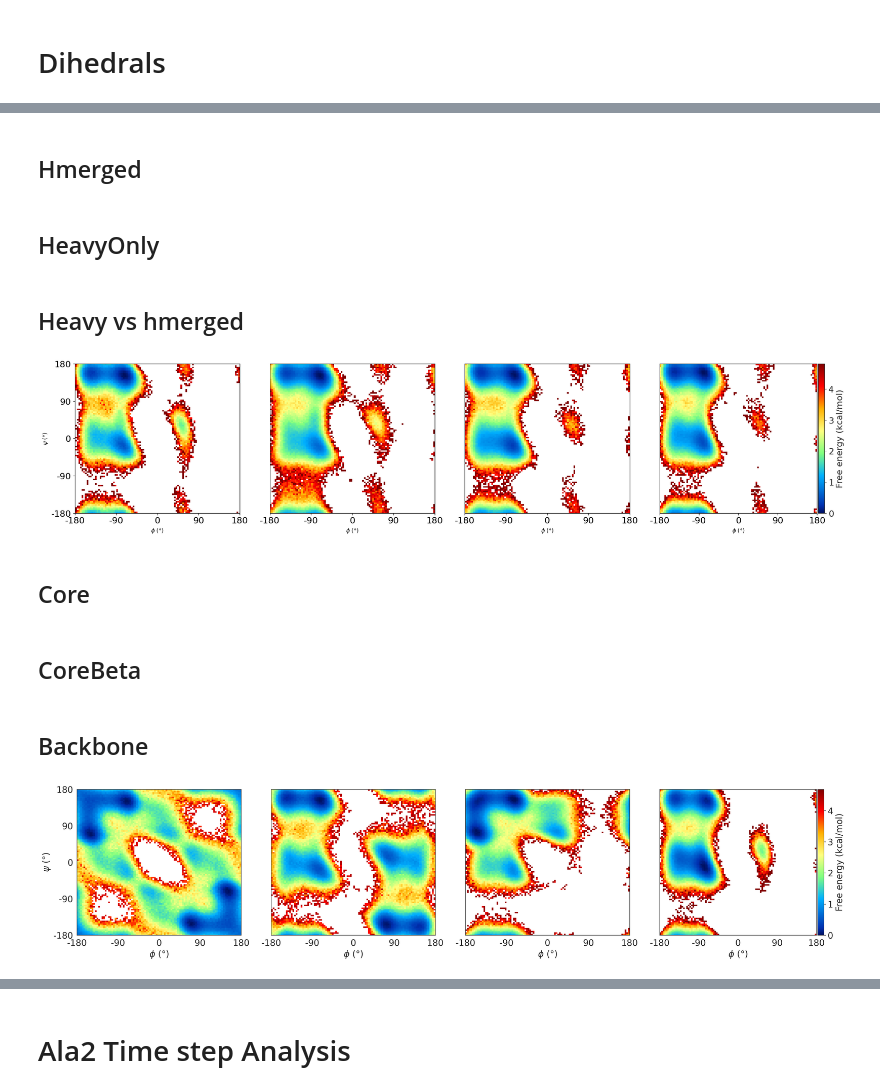
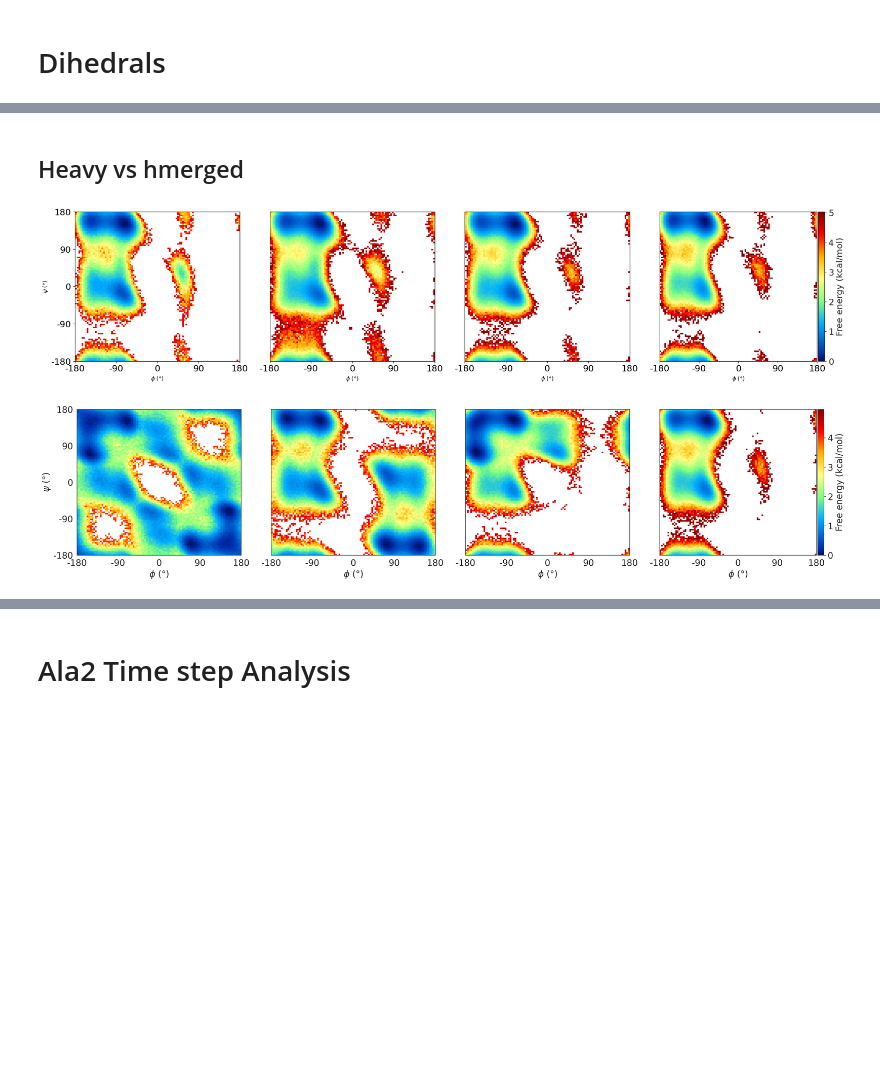
Before and after one commit to tummfm/CG-Mapping-Benchmark, a Jupyter notebook: amino_acids.ipynb, the cells around one changed output, grey strips where cells are left out. Cells and saved outputs as stored; diff of their text form; code cells hidden in the pictures; blank space fills up the shorter version.

```diff
--- a/amino_acids.ipynb
+++ b/amino_acids.ipynb
@@ -154,6 +154,8 @@ ala2_maps = {
     'coreMap2': ([0,1,2,3], [1,2,3,4], [(0,1),(1,2),(2,3), (3,4)], 'heavyOnly'),
     'coreBeta': ([0,1,2,4], [1,2,4,5], [(0,1),(1,2),(2,4), (4,5)], 'heavyOnly'),
     'coreBetaMap2': ([0,1,2,4], [1,2,4,5], [(0,1),(1,2),(2,4), (4,5)], 'heavyOnly'),
+    'coreSingle': ([0,1,2,3], [1,2,3,4], [(0,1),(1,2),(2,3), (3,4)], 'heavyOnly'),
+    'coreBetaSingle': ([0,1,2,4], [1,2,4,5], [(0,1),(1,2),(2,4), (4,5)], 'heavyOnly'),
 }
 
 epochs = 50
@@ -164,8 +166,10 @@ for cgmap, base_path in {
     "heavyOnly": 'Amino_acids/capped_ala/Ala2_map=heavyOnly/',
     "core": 'Amino_acids/capped_ala/Ala2_map=core/',
     "coreMap2": 'Amino_acids/capped_ala/Ala2_map=coreMap2/',
+    "coreSingle": 'Amino_acids/capped_ala/Ala2_map=coreSingle/',
     "coreBeta": 'Amino_acids/capped_ala/Ala2_map=coreBeta/',
     "coreBetaMap2": 'Amino_acids/capped_ala/Ala2_map=coreBetaMap2/',
+    "coreBetaSingle": 'Amino_acids/capped_ala/Ala2_map=coreBetaSingle/',
 }.items():
     cg_names = []
     cg_coords = []
@@ -214,6 +218,14 @@ for cgmap, base_path in {
             traj_coords = traj_coords.reshape((n_chains * n_frames, n_atoms, 3))
             combined_mask = combined_mask.reshape((n_chains * n_frames,))
 
+            dihedral_fn = utils.init_dihedral_fn(Ala2_Dataset.displacement_fn_U, [phi_idcs, psi_idcs])
+            phi, psi = dihedral_fn(jnp.array(traj_coords))
+            phi = np.array(phi)
+            psi = np.array(psi)
+            mask = np.isfinite(phi) & np.isfinite(psi)
+            phi = phi[mask]
+            psi = psi[mask]
+
             traj_force = traj_force[combined_mask]
             traj_kT = traj_kT[combined_mask]
             traj_epot = traj_epot[combined_mask]
@@ -243,6 +255,8 @@ for cgmap, base_path in {
                 "ref_name": ref_name,
                 "line_locations": utils.get_line_locations(t_eq, t_tot, n_chains, print_every=0.5),
                 'N_distance_removed_frames': int(jnp.sum(~combined_mask)),
+                "phi": phi,
+                "psi": psi,
             }
 # %% [output]
  Processing CG map: AT
@@ -290,2 +280,0 @@ for i in range(len(cg_names)):
-# %% [markdown]
-## Hmerged
@@ -326,2 +280,0 @@ for i in range(len(cg_names_hmerged)):
-# %% [markdown]
-## HeavyOnly
@@ -352,35 +281,26 @@ for i in range(len(cg_names_heavy)):
 # %% [markdown]
 ## Heavy vs hmerged
 # %%
-# Initialize dihedral function for heavyOnly mapping
-ala2_dihedral_fn_heavyOnly = utils.init_dihedral_fn(Ala2_Dataset.displacement_fn_U, [phi_idcs_heavy, psi_idcs_heavy])
-Ref_phi_heavyOnly, Ref_psi_heavyOnly = ala2_dihedral_fn_heavyOnly(Ref_coords_heavy)
-
 import importlib
 importlib.reload(utils)
 
 fig, axes = plt.subplots(1, 4, figsize=(21, 5))
 axes = axes.flatten()
+bins = 100
 
-# Reference heavyOnly
-utils.plot_histogram_free_energy(axes[0], Ref_phi_heavyOnly, Ref_psi_heavyOnly, 300. * quantity.kb, show_ylabel=True, show_yticks=True)
+phis = [cg_results['AT']['phi'], cg_results['heavyOnly']['phi'], cg_results['hmerged']['phi'], Ref_phi_heavyOnly]
+psis = [cg_results['AT']['psi'], cg_results['heavyOnly']['psi'], cg_results['hmerged']['psi'], Ref_psi_heavyOnly]
+scale_used = utils.determine_free_energy_scale(phis, psis, 300. * quantity.kb, bins=bins)
 
-# AT
-utils.plot_histogram_free_energy(axes[1], phis_AT[0], psis_AT[0], 300. * quantity.kb, show_ylabel=False, show_yticks=False)
+utils.plot_histogram_free_energy(axes[0], Ref_phi_heavyOnly, Ref_psi_heavyOnly, 300. * quantity.kb, show_ylabel=True, show_yticks=True, scale=scale_used)
+utils.plot_histogram_free_energy(axes[1], cg_results['AT']['phi'], cg_results['AT']['psi'], 300. * quantity.kb, show_ylabel=False, show_yticks=False, scale=scale_used)
+utils.plot_histogram_free_energy(axes[2], cg_results['heavyOnly']['phi'], cg_results['heavyOnly']['psi'], 300. * quantity.kb, show_ylabel=False, show_yticks=False, scale=scale_used)
+utils.plot_histogram_free_energy(axes[3], cg_results['hmerged']['phi'], cg_results['hmerged']['psi'], 300. * quantity.kb, show_ylabel=False, show_yticks=False, legend=True, scale=scale_used)
 
-# heavyOnly
-utils.plot_histogram_free_energy(axes[2], phis_heavy[0], psis_heavy[0], 300. * quantity.kb, show_ylabel=False, show_yticks=False)
-
-# hmerged
-utils.plot_histogram_free_energy(axes[3], phis_hmerged[0], psis_hmerged[0], 300. * quantity.kb, show_ylabel=False, show_yticks=False, legend=True)
-
-# Adjust tick font size
 for ax in axes:
 	ax.tick_params(axis='both', labelsize=tick_font_size)
 
 plt.tight_layout()
-plt.savefig('Amino_acids/ala2_high_res_comparison.pdf')
+# plt.savefig('ala2_heavy_grid_dt=2fs.pdf')
 # %% [output]
-[figure, old version]
+[figure, new version]
-# %% [markdown]
-## Core
@@ -441,2 +306,0 @@ for i in range(len(cg_names_coreMap2)):
-# %% [markdown]
-## CoreBeta
@@ -494,38 +307,22 @@ for i in range(len(cg_names_coreBetaMap2)):
-# %% [markdown]
-## Backbone
 # %%
 import importlib
 importlib.reload(utils)
 
 fig, axes = plt.subplots(1, 4, figsize=(21, 5))
 axes = axes.flatten()
 
 bins = 100
+scale_used = utils.determine_free_energy_scale([cg_results['coreSingle']['phi'],cg_results['core']['phi'],cg_results['coreBetaSingle']['phi'],cg_results['coreBeta']['phi']], [cg_results['coreSingle']['psi'],cg_results['core']['psi'],cg_results['coreBetaSingle']['psi'],cg_results['coreBeta']['psi']], 300. * quantity.kb, bins=bins)
 
-def filter_finite(phi, psi):
-	mask = np.isfinite(phi) & np.isfinite(psi)
-	return phi[mask], psi[mask]
-
-phis = [phis_core[0], phis_coreMap2[0], phis_coreBeta[0], phis_coreBetaMap2[0]]
-psis = [psis_core[0], psis_coreMap2[0], psis_coreBeta[0], psis_coreBetaMap2[0]]
-
-for i in range(len(phis)):
-	phis[i], psis[i] = filter_finite(phis[i], psis[i])
-
-scale_used = utils.determine_free_energy_scale(phis, psis, 300. * quantity.kb, bins=bins)
-
-utils.plot_histogram_free_energy(axes[0], phis[0], psis[0], 300. * quantity.kb, show_ylabel=True, scale=scale_used, bins=bins)
-
-utils.plot_histogram_free_energy(axes[1], phis[1], psis[1], 300. * quantity.kb, scale=scale_used, bins=bins, show_yticks=False)
-
-utils.plot_histogram_free_energy(axes[2], phis[2], psis[2], 300. * quantity.kb, scale=scale_used, bins=bins, show_yticks=False)
-
-utils.plot_histogram_free_energy(axes[3], phis[3], psis[3], 300. * quantity.kb, legend=True, show_yticks=False, scale=scale_used, bins=bins)
+utils.plot_histogram_free_energy(axes[0], cg_results['coreSingle']['phi'], cg_results['coreSingle']['psi'], 300. * quantity.kb, show_ylabel=True, scale=scale_used, bins=bins)
+utils.plot_histogram_free_energy(axes[1], cg_results['core']['phi'], cg_results['core']['psi'], 300. * quantity.kb, scale=scale_used, bins=bins, show_yticks=False)
+utils.plot_histogram_free_energy(axes[2], cg_results['coreBetaSingle']['phi'], cg_results['coreBetaSingle']['psi'], 300. * quantity.kb, scale=scale_used, bins=bins, show_yticks=False)
+utils.plot_histogram_free_energy(axes[3], cg_results['coreBeta']['phi'], cg_results['coreBeta']['psi'], 300. * quantity.kb, legend=True, show_yticks=False, scale=scale_used, bins=bins)
 
 for ax in axes:
 	ax.tick_params(axis='both', labelsize=tick_font_size)
 
 plt.tight_layout()
-plt.savefig('Amino_acids/ala2_low_res_comparison.pdf')
+# plt.savefig('backbone_ramachandran_comparison_row.pdf')
 # %% [output]
-[figure, old version]
+[figure, new version]
```
Also changed, not shown: parts of 16 cells of this notebook, 10 other files.
